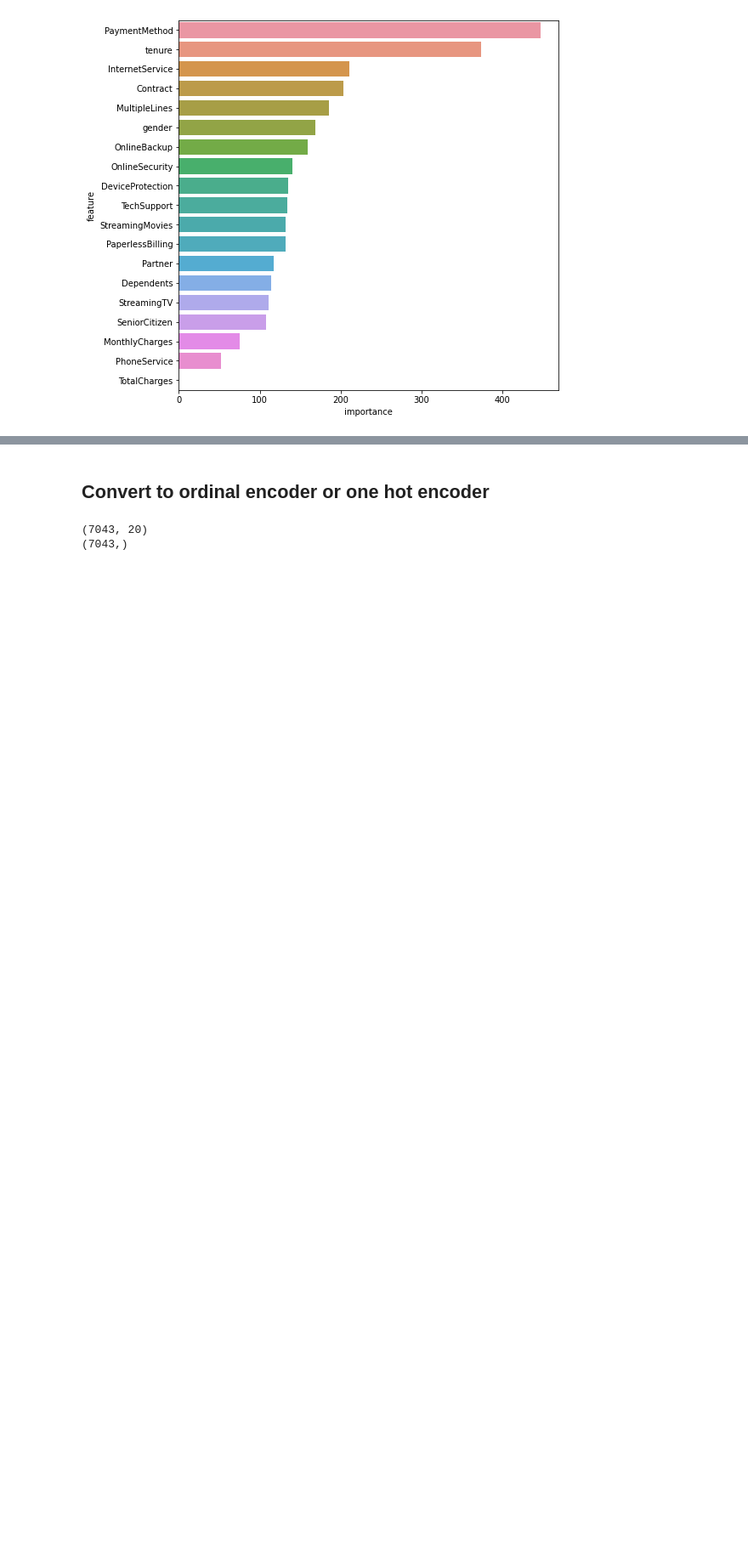
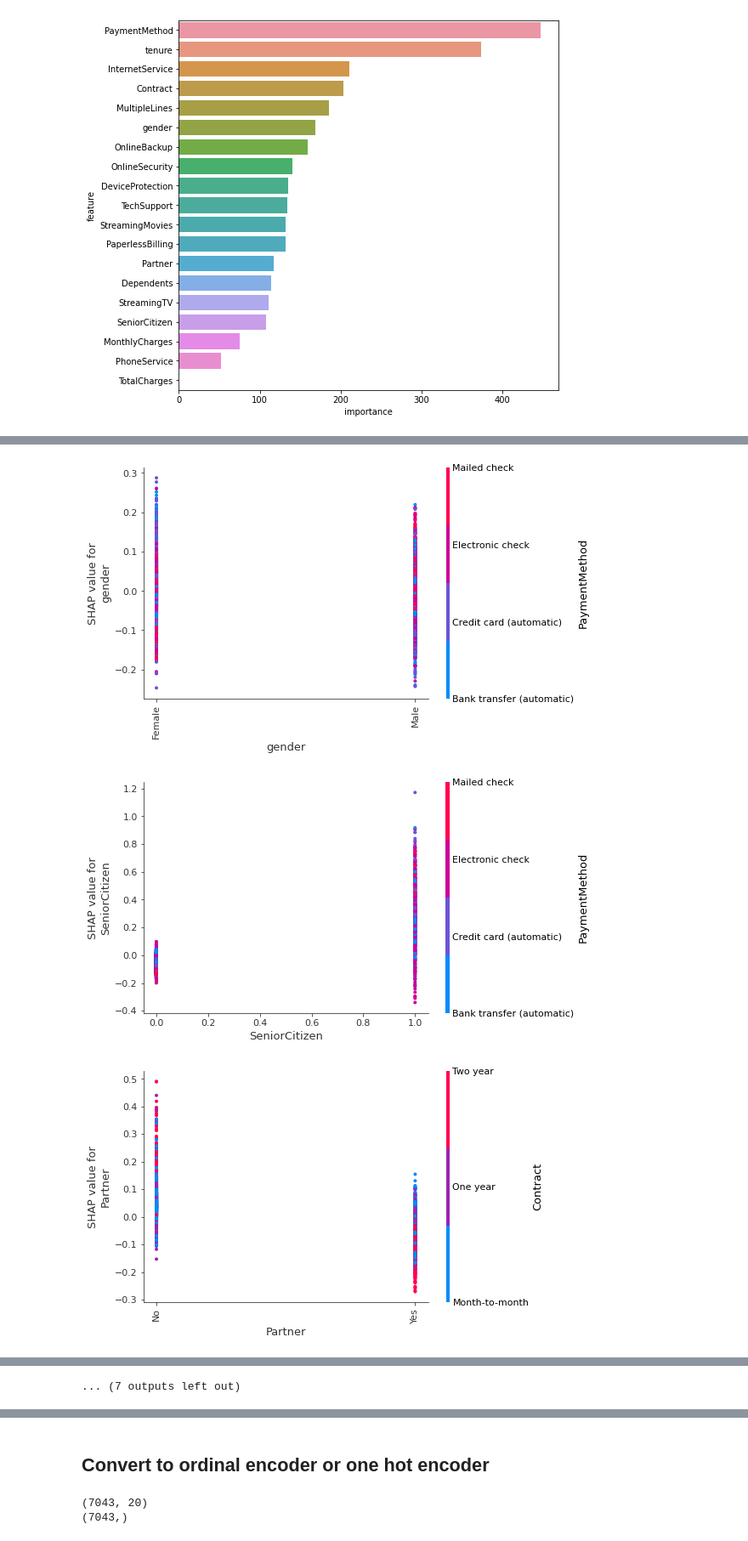
Before and after one commit to duybluemind1988/project_py, a Jupyter notebook: Churn/Churn_final.ipynb, the cells around one changed output, grey strips where cells are left out. Shown at 85% size. Saved outputs shown, nothing was run; the diff lists cells and outputs as text; code cells hidden in the pictures; blank space fills up the shorter version.

```diff
--- a/Churn/Churn_final.ipynb
+++ b/Churn/Churn_final.ipynb
@@ -565,0 +538,7 @@ shap.summary_plot(shap_values[1], X_test)
+# %%
+for name in X_train.columns:
+    shap.dependence_plot(name, shap_values[1], X_train, display_features=X_train)
+# %% [output]
+[figure, added]
+[figure, added]
+[figure, added]
@@ -565,0 +554 @@ shap.summary_plot(shap_values[1], X_test)
+... (7 outputs left out)
```
Also changed, not shown: parts of 32 cells of this notebook.
